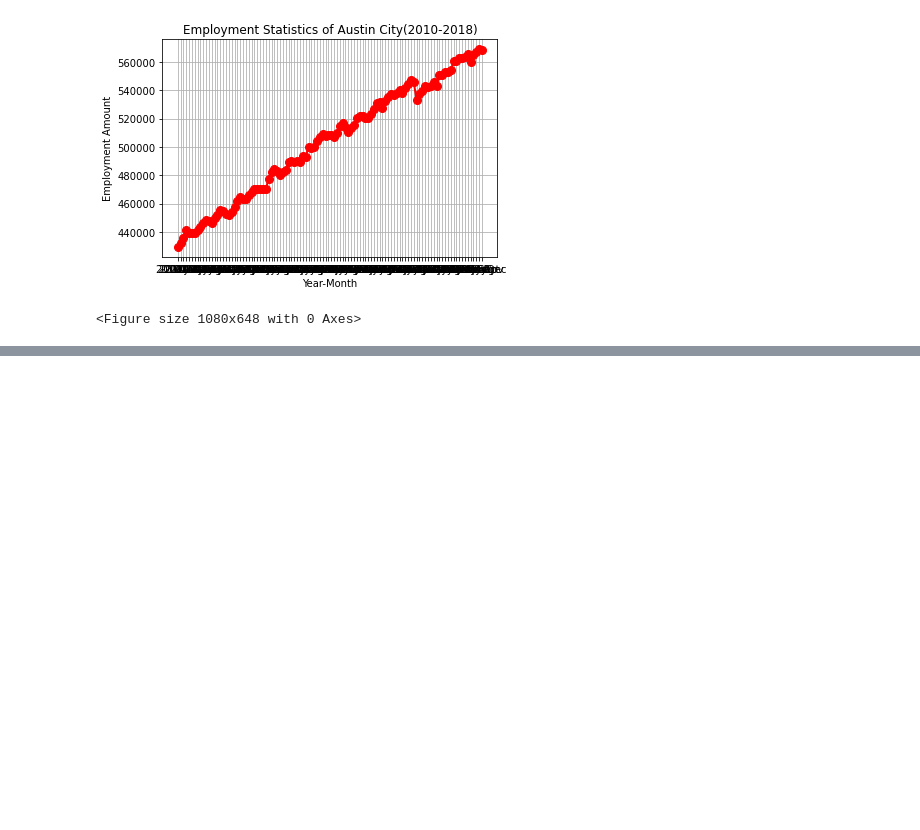
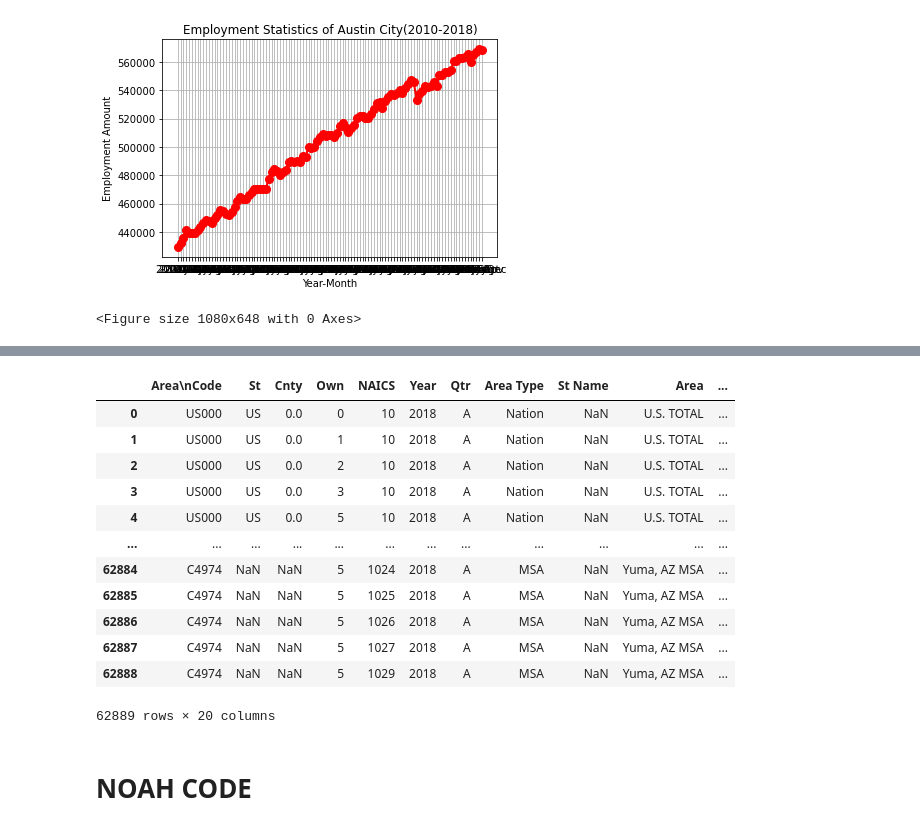
Before and after one commit to ybacoder/project-1, a Jupyter notebook: project_1.ipynb, the cells around one changed output, grey strips where cells are left out. Saved outputs shown, nothing was run; the diff lists cells and outputs as text; code cells hidden in the pictures; blank space fills up the shorter version.

```diff
--- a/project_1.ipynb
+++ b/project_1.ipynb
@@ -328,0 +365,52 @@ plt.show()
+# %%
+path2010 = os.path.join('Data', 'All Industries Employment 2010.csv')
+df_2010 = pd.read_csv(path2010)
+df_2010
+
+path2011 = os.path.join('Data', 'All Industries Employment 2011.csv')
+df_2011 = pd.read_csv(path2011)
+df_2011
+
+path2012 = os.path.join('Data', 'All Industries Employment 2012.csv')
+df_2012 = pd.read_csv(path2012)
+df_2012
+
+path2013 = os.path.join('Data', 'All Industries Employment 2013.csv')
+df_2013 = pd.read_csv(path2013)
+df_2013
+
+path2014 = os.path.join('Data', 'All Industries Employment 2014.csv')
+df_2014 = pd.read_csv(path2014)
+df_2014
+
+path2015 = os.path.join('Data', 'All Industries Employment 2015.csv')
+df_2015 = pd.read_csv(path2015)
+df_2015
+
+path2016 = os.path.join('Data', 'All Industries Employment 2016.csv')
+df_2016 = pd.read_csv(path2016)
+df_2016
+
+path2017 = os.path.join('Data', 'All Industries Employment 2017.csv')
+df_2017 = pd.read_csv(path2017)
+df_2017
+
+path2018 = os.path.join('Data', 'All Industries Employment 2018.csv')
+df_2018 = pd.read_csv(path2018)
+df_2018
+# %% [output]
+|  | Area\nCode | St | Cnty | Own | NAICS | Year | Qtr | Area Type | St Name | Area | ... |
+| 0 | US000 | US | 0.0 | 0 | 10 | 2018 | A | Nation | NaN | U.S. TOTAL | ... |
+| 1 | US000 | US | 0.0 | 1 | 10 | 2018 | A | Nation | NaN | U.S. TOTAL | ... |
+| 2 | US000 | US | 0.0 | 2 | 10 | 2018 | A | Nation | NaN | U.S. TOTAL | ... |
+| 3 | US000 | US | 0.0 | 3 | 10 | 2018 | A | Nation | NaN | U.S. TOTAL | ... |
+| 4 | US000 | US | 0.0 | 5 | 10 | 2018 | A | Nation | NaN | U.S. TOTAL | ... |
+| ... | ... | ... | ... | ... | ... | ... | ... | ... | ... | ... | ... |
+| 62884 | C4974 | NaN | NaN | 5 | 1024 | 2018 | A | MSA | NaN | Yuma, AZ MSA | ... |
+| 62885 | C4974 | NaN | NaN | 5 | 1025 | 2018 | A | MSA | NaN | Yuma, AZ MSA | ... |
+| 62886 | C4974 | NaN | NaN | 5 | 1026 | 2018 | A | MSA | NaN | Yuma, AZ MSA | ... |
+| 62887 | C4974 | NaN | NaN | 5 | 1027 | 2018 | A | MSA | NaN | Yuma, AZ MSA | ... |
+| 62888 | C4974 | NaN | NaN | 5 | 1029 | 2018 | A | MSA | NaN | Yuma, AZ MSA | ... |
+62889 rows × 20 columns
+# %% [markdown]
+# NOAH CODE
```
Also changed, not shown: parts of 4 cells of this notebook.
